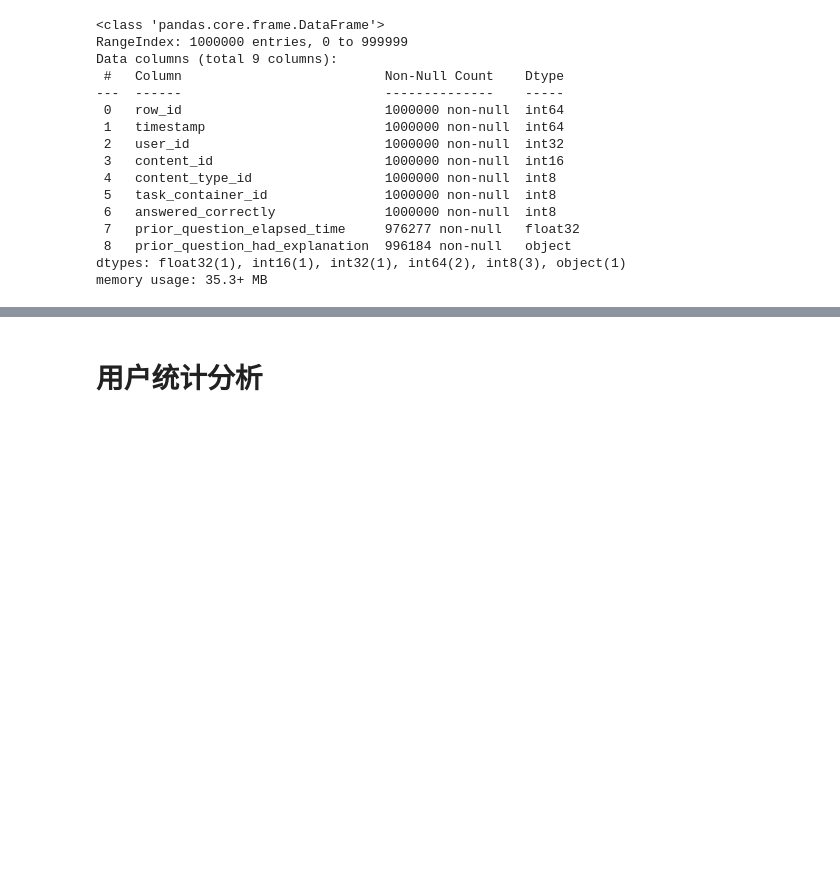
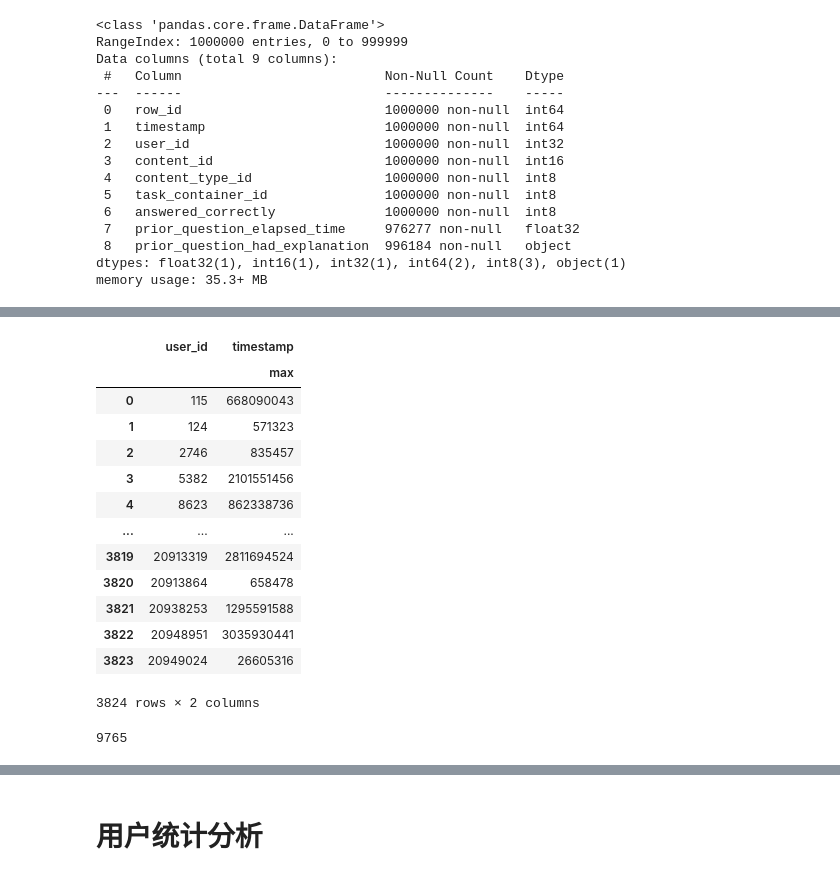
Before and after one commit to Coding-Zuo/DataGame, a Jupyter notebook: kaggle/riiid-test-answer-prediction/2020-11-23eda.ipynb, the cells around one changed output, grey strips where cells are left out. Drawn from its saved outputs; the diff is of its cells as text; code cells hidden in the pictures; blank space fills up the shorter version.

```diff
--- a/kaggle/riiid-test-answer-prediction/2020-11-23eda.ipynb
+++ b/kaggle/riiid-test-answer-prediction/2020-11-23eda.ipynb
@@ -202,0 +305,23 @@ memory usage: 35.3+ MB
+# %%
+train[['user_id','timestamp']].groupby(['user_id']).agg(['max']).reset_index()
+# %% [output]
+|  | user_id | timestamp |
+|  |  | max |
+| 0 | 115 | 668090043 |
+| 1 | 124 | 571323 |
+| 2 | 2746 | 835457 |
+| 3 | 5382 | 2101551456 |
+| 4 | 8623 | 862338736 |
+| ... | ... | ... |
+| 3819 | 20913319 | 2811694524 |
+| 3820 | 20913864 | 658478 |
+| 3821 | 20938253 | 1295591588 |
+| 3822 | 20948951 | 3035930441 |
+| 3823 | 20949024 | 26605316 |
+3824 rows × 2 columns
+# %%
+from collections import Counter
+
+len(Counter(questions['bundle_id']))
+# %% [output]
+9765
```
Also changed, not shown: parts of 10 cells of this notebook, 4 other files.
